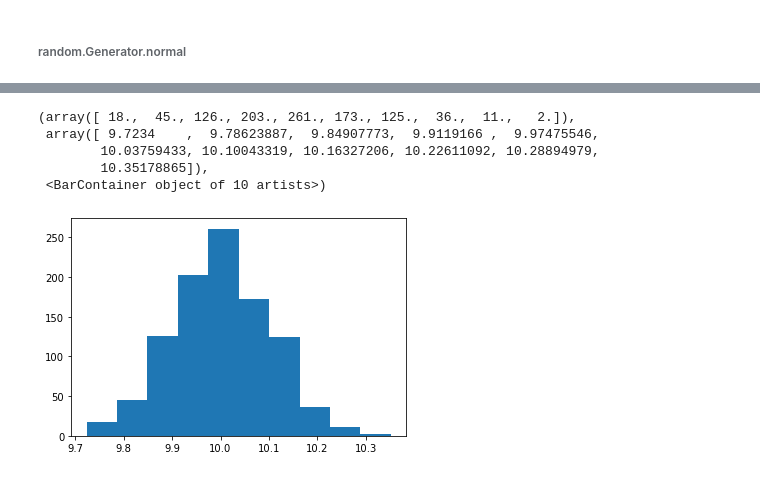
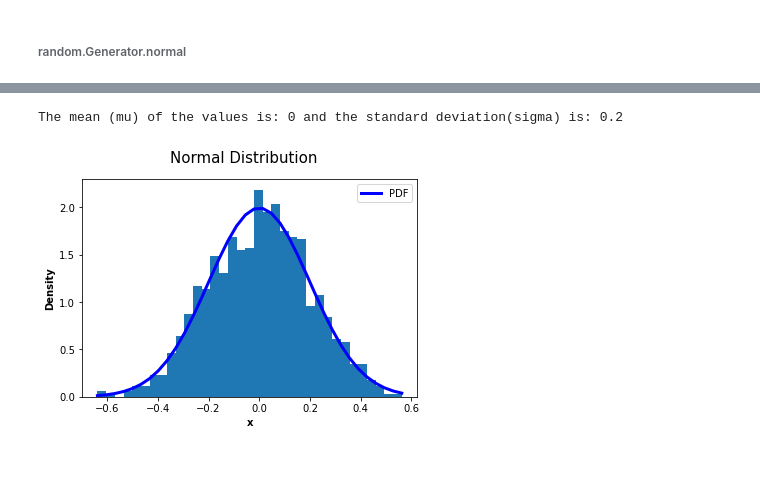
Before and after one commit to conor-mccaffrey/numpy_random, a Jupyter notebook: numpy_random.ipynb, the cells around one changed output, grey strips where cells are left out. Cells and saved outputs as stored; diff of their text form; code cells hidden in the pictures.

Commit message:
distributions covered in more detail and references added

```diff
--- a/numpy_random.ipynb
+++ b/numpy_random.ipynb
@@ -509,16 +468,19 @@ s = np.random.default_rng().normal(mu, sigma, 1000)
-# %%
-# Normal Distribution
-
-x = np.random.normal(0, 0.1, 1000)  # close to '0' = mu (mean of distribution), 90% values between 0.3 & -0.3, 1000 values
-# plt.hist(x)
-
-# Changing mu value
-x_2 = np.random.normal(10, 0.1, 1000)  # it appears changing 'mu' changes the population mean.
-plt.hist(x_2)
-# %% [output]
-(array([ 18.,  45., 126., 203., 261., 173., 125.,  36.,  11.,   2.]),
- array([ 9.7234    ,  9.78623887,  9.84907773,  9.9119166 ,  9.97475546,
-        10.03759433, 10.10043319, 10.16327206, 10.22611092, 10.28894979,
-        10.35178865]),
- <BarContainer object of 10 artists>)
-[figure, removed]
+# %%
+# Investigating the Normal distribution function
+mu, sigma = 0, 0.2 # mean and standard deviation
+s = np.random.default_rng().normal(mu, sigma, 1000)
+# %%
+# Plotting the resulting random variables
+count, bins, ignored = plt.hist(s, 35, density=True) # adapted from Reference 43.
+# The below lines of code is filling in input values for the probability density as outlines in Reference 43.
+plt.plot(bins, 1/(sigma * np.sqrt(2 * np.pi)) *
+               np.exp( - (bins - mu)**2 / (2 * sigma**2) ),
+         linewidth=3, label= 'PDF', color='blue') # pdf = Probability Density Function
+plt.xlabel('x', fontweight = 'bold')
+plt.ylabel('Density', fontweight = 'bold')
+plt.suptitle('Normal Distribution', fontsize = 15)
+plt.legend()
+print('The mean (mu) of the values is:', mu , 'and the standard deviation(sigma) is:', sigma)
+# %% [output]
+The mean (mu) of the values is: 0 and the standard deviation(sigma) is: 0.2
+[figure, added]
```
Also changed, not shown: parts of 30 cells of this notebook, 6 other files.
